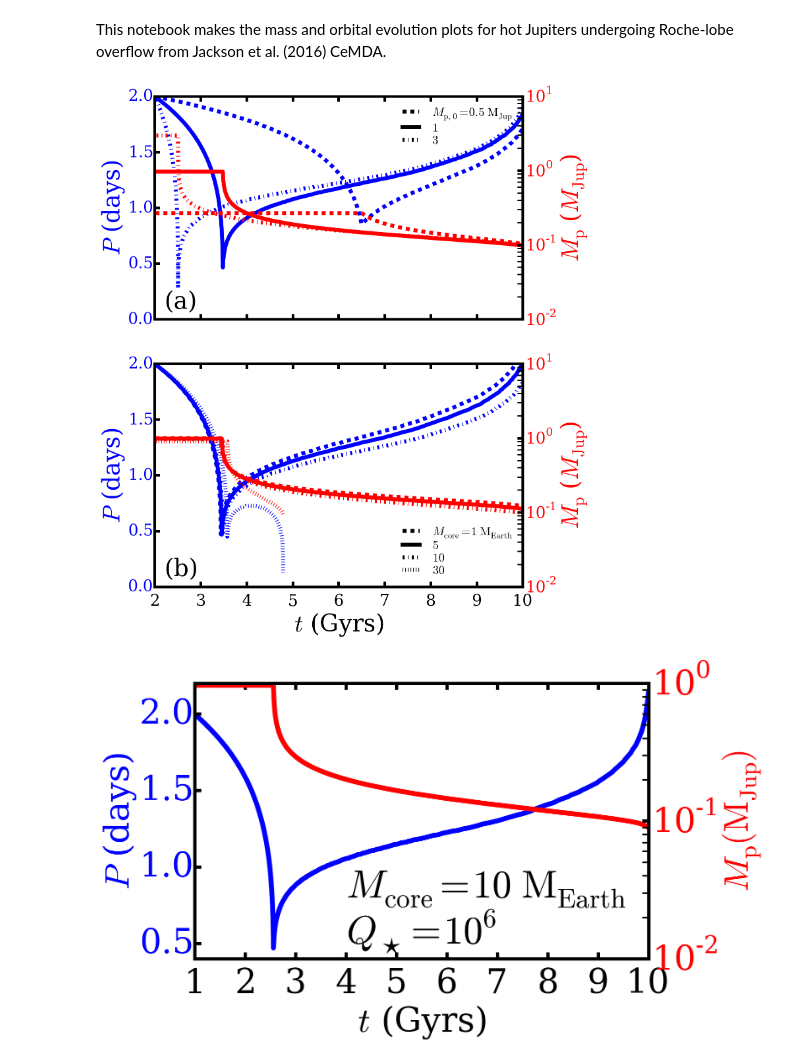
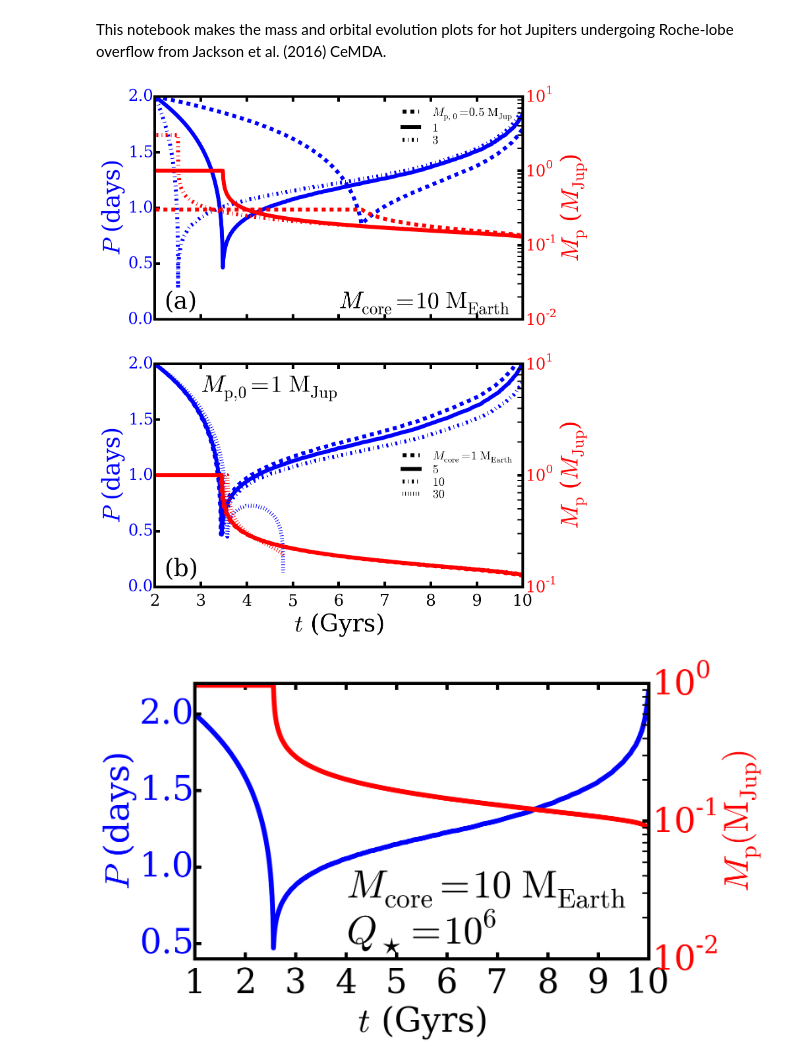
Before and after one commit to decaelus/CeMDA_tidal_evol, a Jupyter notebook: plot_mass_orbital_evolution_variable-Mp0-Mcore.ipynb, the cells around one changed output. Saved outputs shown, nothing was run; the diff lists cells and outputs as text; code cells hidden in the pictures.

Commit message:
More tweaks to plot

```diff
--- a/plot_mass_orbital_evolution_variable-Mp0-Mcore.ipynb
+++ b/plot_mass_orbital_evolution_variable-Mp0-Mcore.ipynb
@@ -14,6 +14,7 @@ from astropy.units import cds
 import glob
 
 Msol_to_MJup = (cds.Msun.to('kg')/cds.Mjup.to('kg'))
+MEarth_to_MJup = (cds.Mgeo.to('kg')/cds.Mjup.to('kg'))
 # %%
 #First we'll plot the HJs all with Mcore = 10 MEarth.
 initial_masses = [0.5*cds.Mjup, 1.*cds.Mjup, 3.*cds.Mjup]
@@ -54,7 +55,8 @@ for cur_initial_mass in initial_masses:
     hst = ms.MesaData(file_name=directory[0] + '/binary_history.data')
 
     lines.extend(ax1.plot(hst.data('age')/1e9, hst.data('period_days'), ls=ls, color='b', lw=6))
-    ax2.semilogy(hst.data('age')/1e9, hst.data('star_1_mass')*Msol_to_MJup, ls=ls, color='r', lw=6)
+    ax2.semilogy(hst.data('age')/1e9, hst.data('star_1_mass')*Msol_to_MJup + 10.*MEarth_to_MJup,
+                 ls=ls, color='r', lw=6)
 
 for tl in ax1.get_yticklabels():
     tl.set_color('b')
@@ -81,6 +83,7 @@ ax1.xaxis.set_major_formatter(plt.NullFormatter())
 ax2.xaxis.set_major_formatter(plt.NullFormatter())
 
 ax1.text(2.25, 0.1, '(a)', fontsize=36)
+ax1.text(6, 0.1, '$M_{\\rm core} = 10\ {\\rm M_{Earth}}$', fontsize=36)
 
 #Mpinit = 1 MJup/variable Mcore models
 lines = []
@@ -109,36 +112,38 @@ for cur_core_mass in core_masses:
     if(len(directory) == 0):
         continue
 
     hst = ms.MesaData(file_name=directory[0] + '/binary_history.data')
 
     lines.extend(ax1.plot(hst.data('age')/1e9, hst.data('period_days'), ls=ls, color='b', lw=6))
-    ax2.semilogy(hst.data('age')/1e9, hst.data('star_1_mass')*Msol_to_MJup, ls=ls, color='r', lw=6)
+    ax2.semilogy(hst.data('age')/1e9, hst.data('star_1_mass')*Msol_to_MJup + cur_core_mass.value*MEarth_to_MJup,
+                 ls=ls, color='r', lw=6)
 
 for tl in ax1.get_yticklabels():
     tl.set_color('b')
 for tl in ax2.get_yticklabels():
     tl.set_color('r')
 
 #ax1.text(3e8, 2.7, '$M_{\\rm p,\ 0} = 1\ {\\rm M_{Jup}}$', fontsize=36)
 line_names = ["$M_{\\rm core} = %i\ {\\rm M_{Earth}}$" % core_masses[0].value]
 for cur_core_mass in core_masses[1:]:
     line_names.extend(["$%i$" % cur_core_mass.value])
 
 handles, labels = ax1.get_legend_handles_labels()
-leg = ax1.legend(lines, line_names, labelspacing=0.1, loc='lower right', fontsize=18)
+leg = ax1.legend(lines, line_names, labelspacing=0.1, loc='center right', fontsize=18)
 leg.draw_frame(False)
 #set the line color of each legend object
 for legobj in leg.legendHandles:
     legobj.set_color('black')
 
 ax1.set_xlim([2, 10])
 ax1.set_ylim([0, 2])
 
 ax1.text(2.25, 0.1, '(b)', fontsize=36)
+ax1.text(3, 1.75, '$M_{\\rm p, 0} = 1\ {\\rm M_{Jup}}$', fontsize=36)
 
 fig.savefig('plot_mass_orbital_evolution_variable-Mp0-Mcore.eps', dpi=1000, bbox_inches='tight')
 # %% [output]
-[figure, old version]
+[figure, new version]
 # %%
 fig = plt.figure(figsize=(10,10*4./3))
 ax1 = fig.add_subplot(211)
```
Also changed, not shown: 1 other file.
